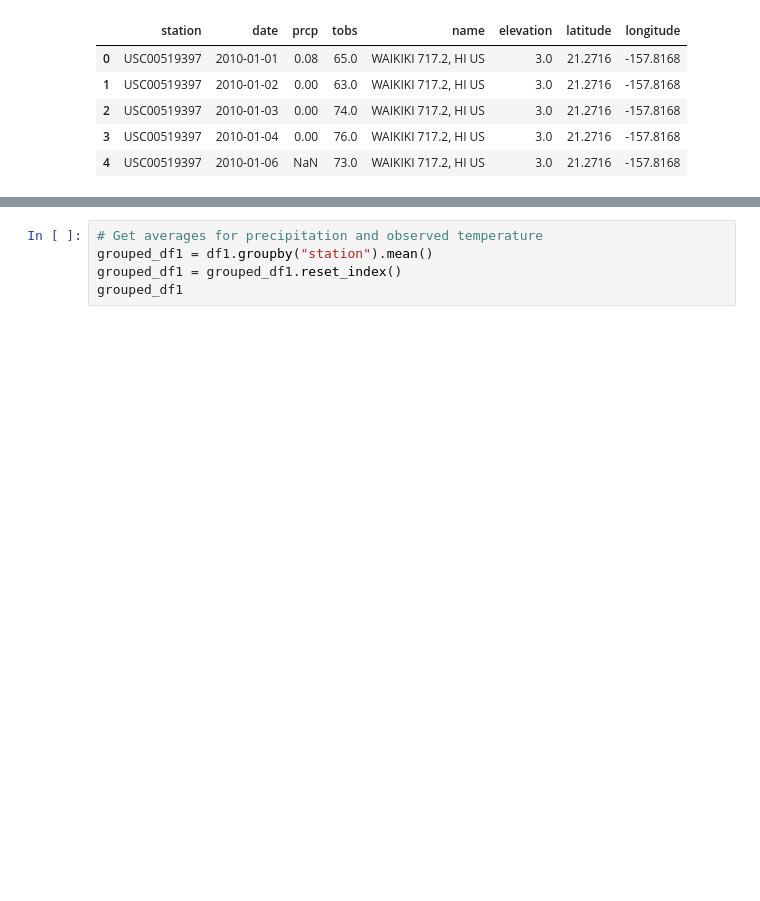
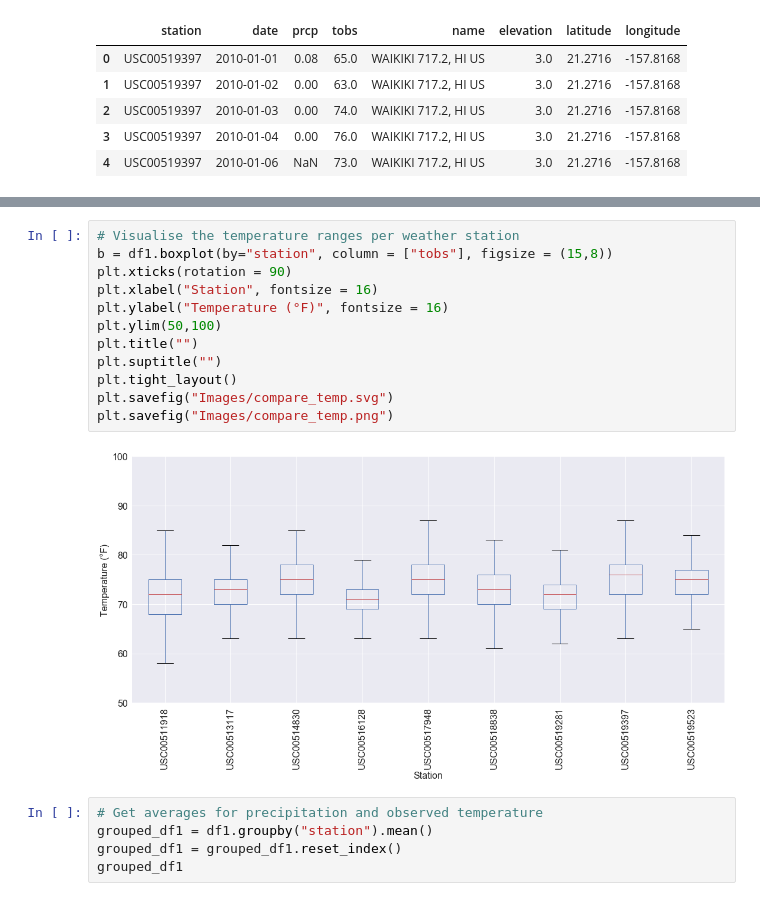
Before and after one commit to rochiecuevas/climate_analysis, a Jupyter notebook: climate_starter.ipynb, the cells around one changed output, grey strips where cells are left out. Cells and saved outputs as stored; diff of their text form; blank space fills up the shorter version.

```diff
--- a/climate_starter.ipynb
+++ b/climate_starter.ipynb
@@ -147,3 +161,17 @@ df1.head()
+# %%
+# Visualise the temperature ranges per weather station
+b = df1.boxplot(by="station", column = ["tobs"], figsize = (15,8))
+plt.xticks(rotation = 90)
+plt.xlabel("Station", fontsize = 16)
+plt.ylabel("Temperature (°F)", fontsize = 16)
+plt.ylim(50,100)
+plt.title("")
+plt.suptitle("")
+plt.tight_layout()
+plt.savefig("Images/compare_temp.svg")
+plt.savefig("Images/compare_temp.png")
+# %% [output]
+[figure, added]
 # %%
 # Get averages for precipitation and observed temperature
 grouped_df1 = df1.groupby("station").mean()
```
Also changed, not shown: parts of 6 cells of this notebook, 5 other files.
